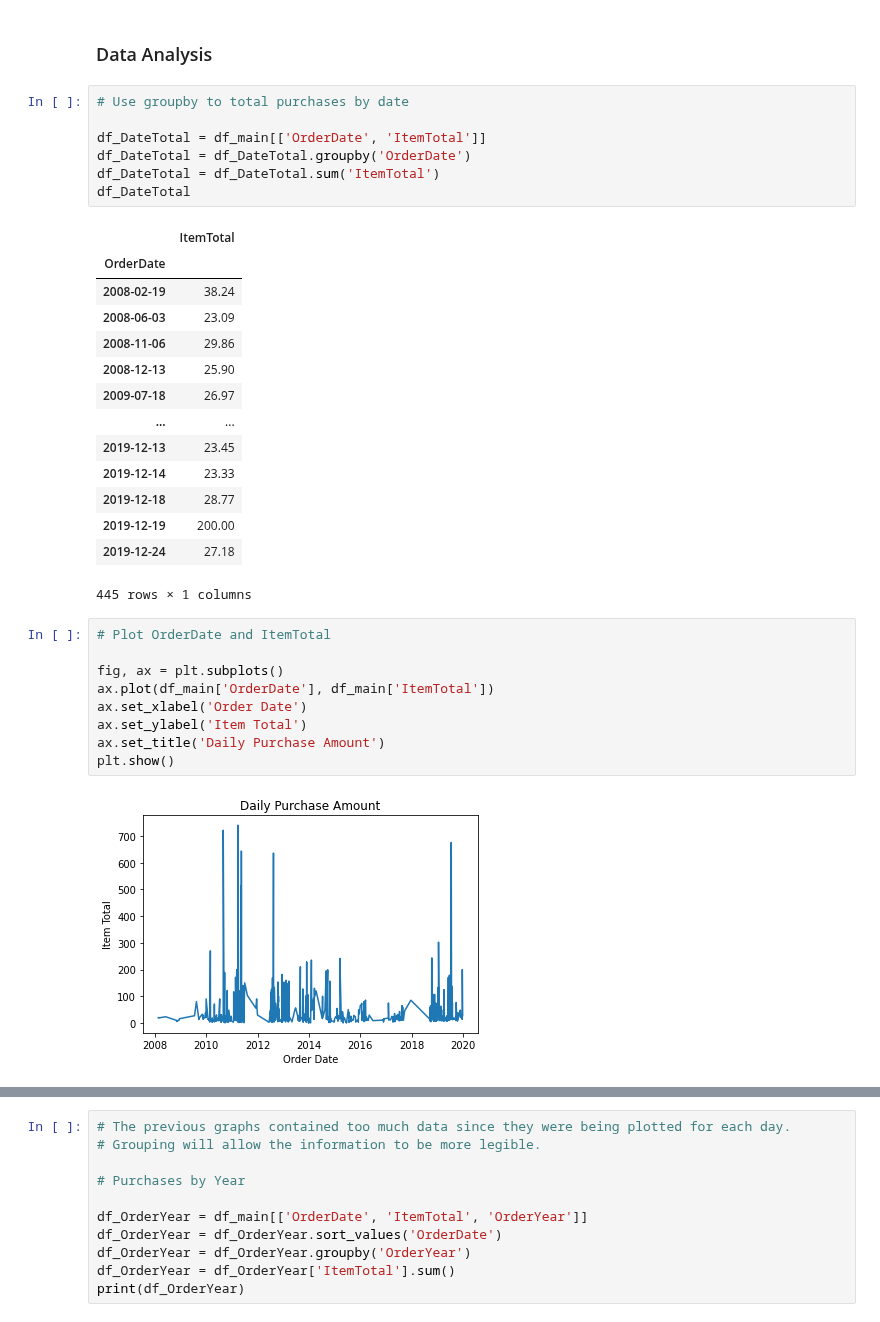
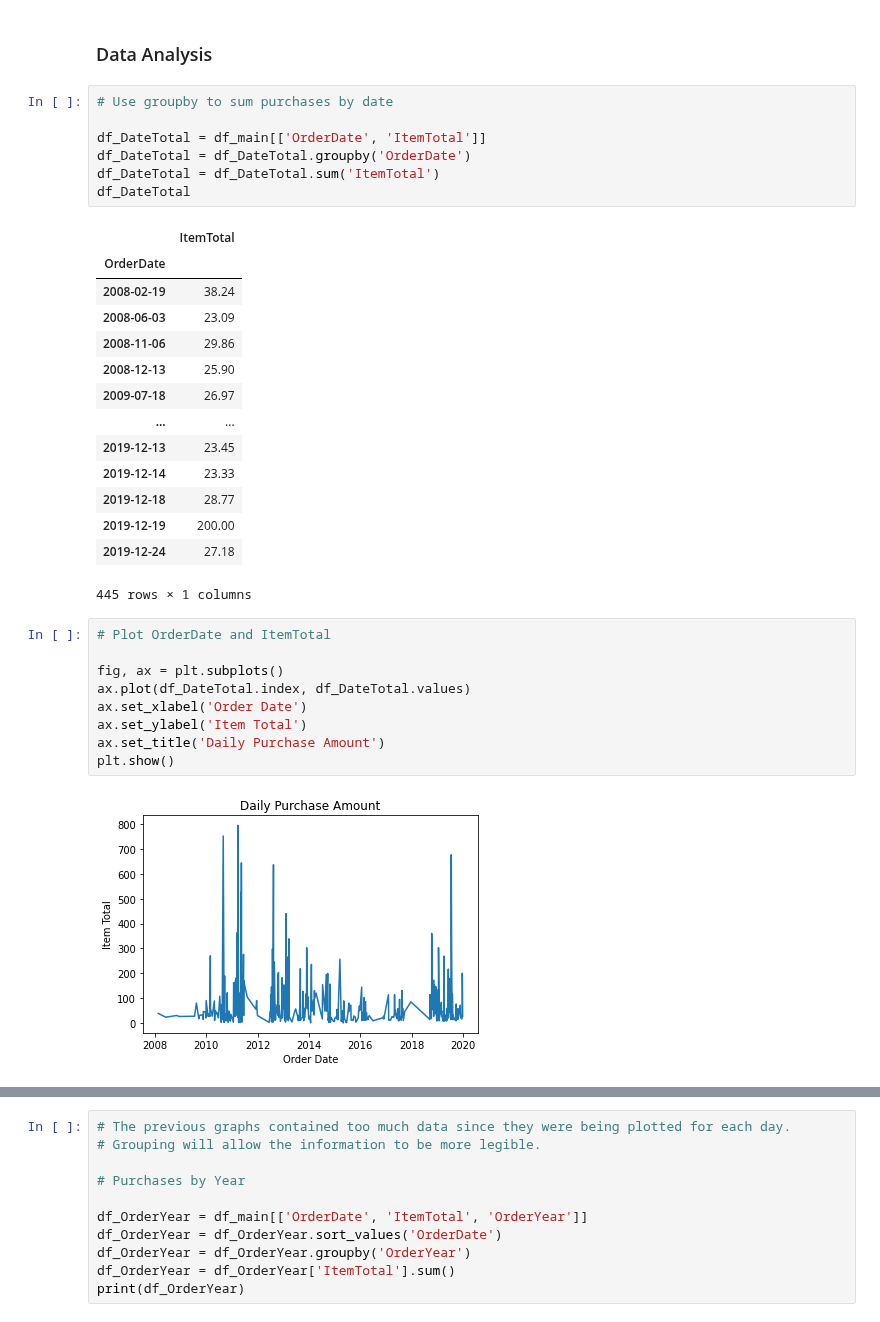
Before and after one commit to AmitSamra/AmazonOrderHistory, a Jupyter notebook: AmazonOrderHistory.ipynb, the cells around one changed output, grey strips where cells are left out. Cells and saved outputs as stored; diff of their text form.

Commit message:
Updated dual graphic chart

```diff
--- a/AmazonOrderHistory.ipynb
+++ b/AmazonOrderHistory.ipynb
@@ -395,7 +395,7 @@ df_main
 # %% [markdown]
 ### Data Analysis
 # %%
-# Use groupby to total purchases by date
+# Use groupby to sum purchases by date
 
 df_DateTotal = df_main[['OrderDate', 'ItemTotal']]
 df_DateTotal = df_DateTotal.groupby('OrderDate')
@@ -419,11 +419,11 @@ df_DateTotal
 # %%
 # Plot OrderDate and ItemTotal
 
 fig, ax = plt.subplots()
-ax.plot(df_main['OrderDate'], df_main['ItemTotal'])
+ax.plot(df_DateTotal.index, df_DateTotal.values)
 ax.set_xlabel('Order Date')
 ax.set_ylabel('Item Total')
 ax.set_title('Daily Purchase Amount')
 plt.show()
 # %% [output]
-[figure, old version]
+[figure, new version]
```
Also changed, not shown: parts of 2 cells of this notebook.
